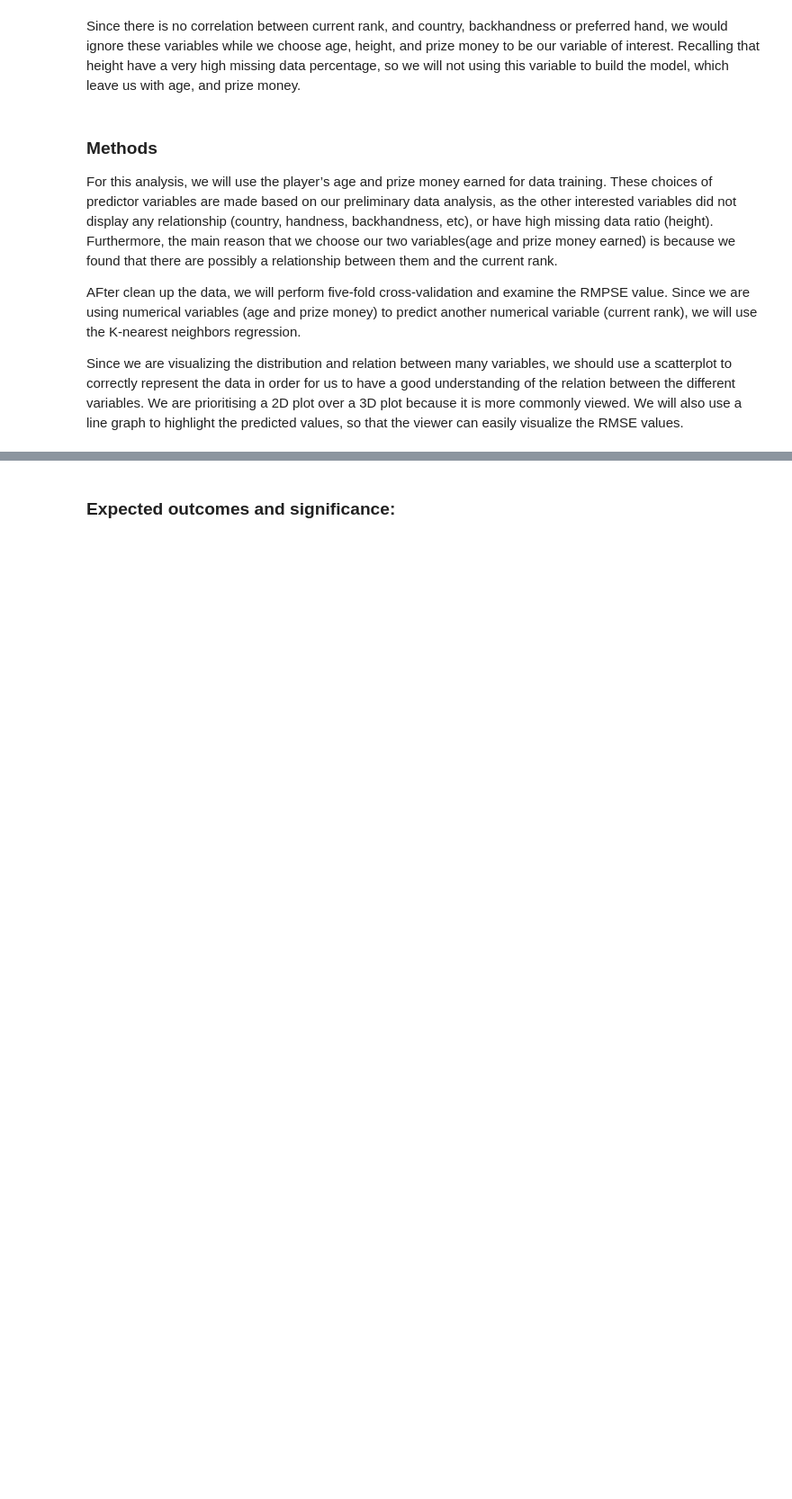
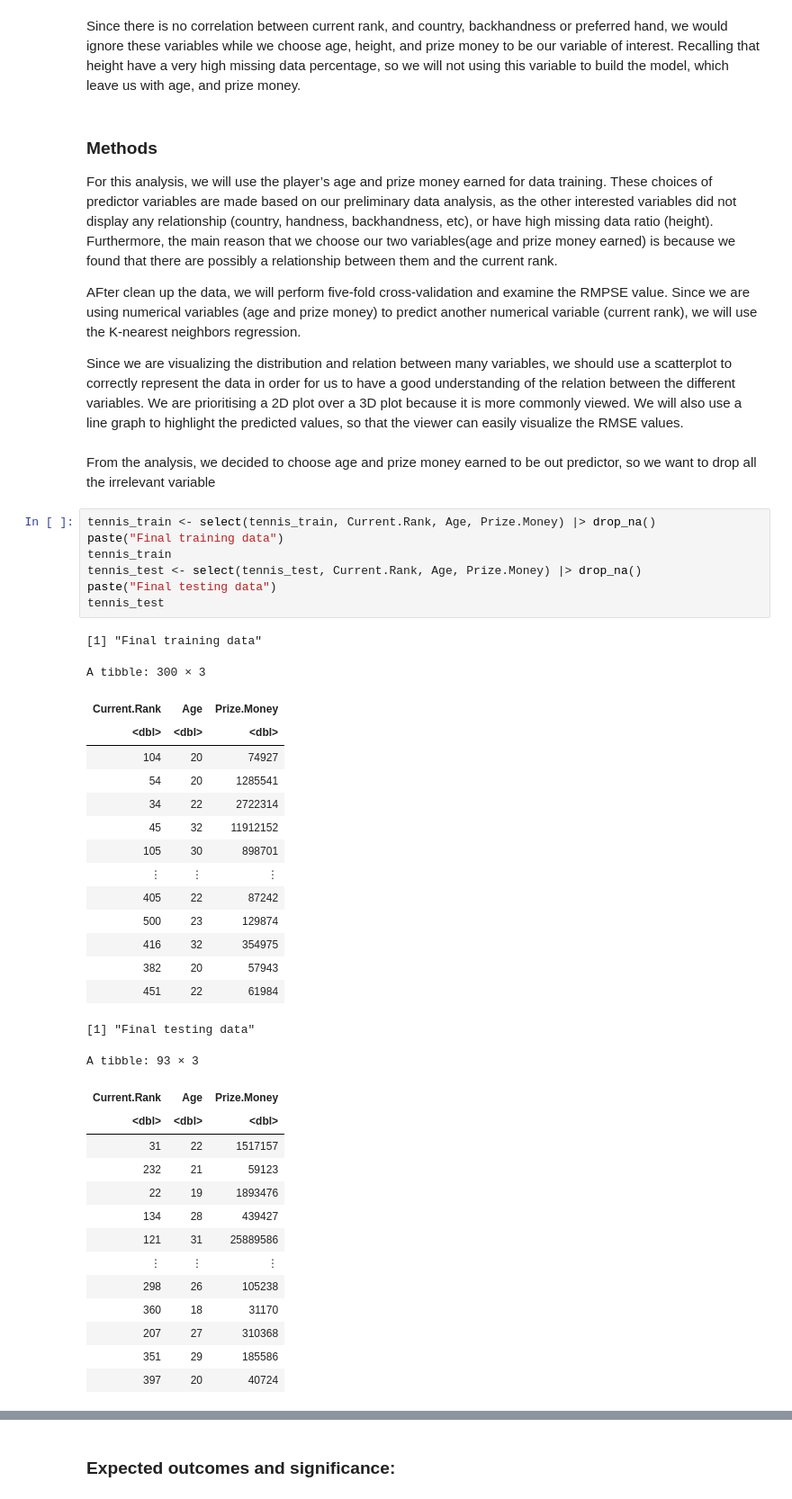
Before and after one commit to tarauboviccc/DSCI100_105_group_project, a Jupyter notebook: final_report.ipynb, the cells around one changed output, grey strips where cells are left out. Shown at 90% size. Drawn from its saved outputs; the diff is of its cells as text; blank space fills up the shorter version.

Commit message:
update testing model for prize and age

```diff
--- a/final_report.ipynb
+++ b/final_report.ipynb
@@ -467,3 +465,43 @@ For this analysis, we will use the player’s age and prize money earned for dat
 AFter clean up the data, we will perform  five-fold cross-validation and examine the RMPSE value. Since we are using numerical variables (age and prize money) to predict another numerical variable (current rank), we will use the K-nearest neighbors regression.
 
 Since we are visualizing the distribution and relation between many variables, we should use a scatterplot to correctly represent the data in order for us to have a good understanding of the relation between the different variables. We are prioritising a 2D plot over a 3D plot because it is more commonly viewed. We will also use a line graph to highlight the predicted values, so that the viewer can easily visualize the RMSE values.
+# %% [markdown]
+From the analysis, we decided to choose age and prize money earned to be out predictor, so we want to drop all the irrelevant variable
+# %%
+tennis_train <- select(tennis_train, Current.Rank, Age, Prize.Money) |> drop_na()
+paste("Final training data")
+tennis_train
+tennis_test <- select(tennis_test, Current.Rank, Age, Prize.Money) |> drop_na()
+paste("Final testing data")
+tennis_test
+# %% [output]
+[1] "Final training data"
+A tibble: 300 × 3
+| Current.Rank | Age | Prize.Money |
+| <dbl> | <dbl> | <dbl> |
+| 104 | 20 | 74927 |
+| 54 | 20 | 1285541 |
+| 34 | 22 | 2722314 |
+| 45 | 32 | 11912152 |
+| 105 | 30 | 898701 |
+| ⋮ | ⋮ | ⋮ |
+| 405 | 22 | 87242 |
+| 500 | 23 | 129874 |
+| 416 | 32 | 354975 |
+| 382 | 20 | 57943 |
+| 451 | 22 | 61984 |
+[1] "Final testing data"
+A tibble: 93 × 3
+| Current.Rank | Age | Prize.Money |
+| <dbl> | <dbl> | <dbl> |
+| 31 | 22 | 1517157 |
+| 232 | 21 | 59123 |
+| 22 | 19 | 1893476 |
+| 134 | 28 | 439427 |
+| 121 | 31 | 25889586 |
+| ⋮ | ⋮ | ⋮ |
+| 298 | 26 | 105238 |
+| 360 | 18 | 31170 |
+| 207 | 27 | 310368 |
+| 351 | 29 | 185586 |
+| 397 | 20 | 40724 |
```
Also changed, not shown: parts of 15 cells of this notebook.
